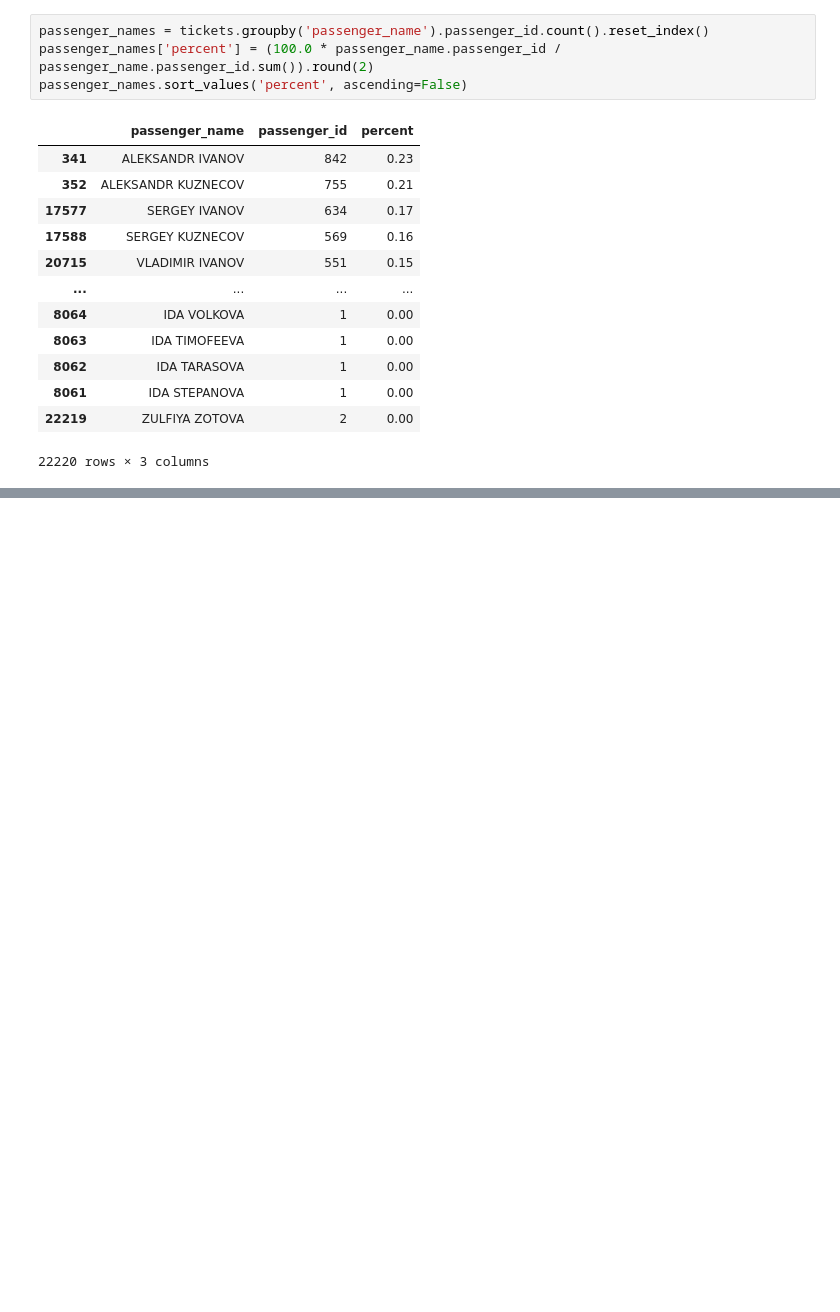
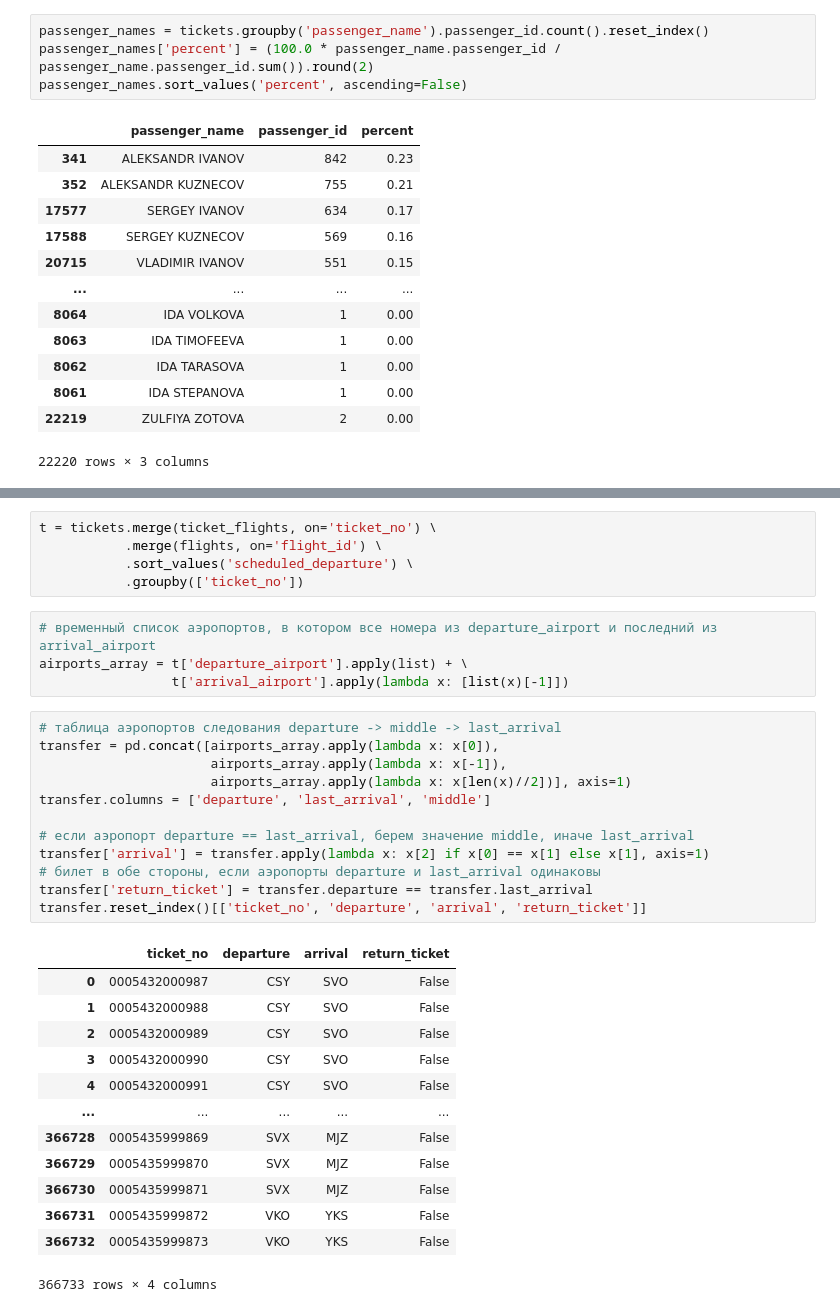
Before and after one commit to novayazarya/postgresql, a Jupyter notebook: raw-sql-vs-pandas-cookbook.ipynb, the cells around one changed output, grey strips where cells are left out. Cells and saved outputs as stored; diff of their text form; blank space fills up the shorter version.

```diff
--- a/raw-sql-vs-pandas-cookbook.ipynb
+++ b/raw-sql-vs-pandas-cookbook.ipynb
@@ -2054,0 +2129,35 @@ passenger_names.sort_values('percent', ascending=False)
+# %%
+t = tickets.merge(ticket_flights, on='ticket_no') \
+           .merge(flights, on='flight_id') \
+           .sort_values('scheduled_departure') \
+           .groupby(['ticket_no'])
+# %%
+# временный список аэропортов, в котором все номера из departure_airport и последний из arrival_airport
+airports_array = t['departure_airport'].apply(list) + \
+                 t['arrival_airport'].apply(lambda x: [list(x)[-1]])
+# %%
+# таблица аэропортов следования departure -> middle -> last_arrival
+transfer = pd.concat([airports_array.apply(lambda x: x[0]),
+                      airports_array.apply(lambda x: x[-1]),
+                      airports_array.apply(lambda x: x[len(x)//2])], axis=1)
+transfer.columns = ['departure', 'last_arrival', 'middle']
+
+# если аэропорт departure == last_arrival, берем значение middle, иначе last_arrival
+transfer['arrival'] = transfer.apply(lambda x: x[2] if x[0] == x[1] else x[1], axis=1)
+# билет в обе стороны, если аэропорты departure и last_arrival одинаковы
+transfer['return_ticket'] = transfer.departure == transfer.last_arrival
+transfer.reset_index()[['ticket_no', 'departure', 'arrival', 'return_ticket']]
+# %% [output]
+|  | ticket_no | departure | arrival | return_ticket |
+| 0 | 0005432000987 | CSY | SVO | False |
+| 1 | 0005432000988 | CSY | SVO | False |
+| 2 | 0005432000989 | CSY | SVO | False |
+| 3 | 0005432000990 | CSY | SVO | False |
+| 4 | 0005432000991 | CSY | SVO | False |
+| ... | ... | ... | ... | ... |
+| 366728 | 0005435999869 | SVX | MJZ | False |
+| 366729 | 0005435999870 | SVX | MJZ | False |
+| 366730 | 0005435999871 | SVX | MJZ | False |
+| 366731 | 0005435999872 | VKO | YKS | False |
+| 366732 | 0005435999873 | VKO | YKS | False |
+366733 rows × 4 columns
```
Also changed, not shown: parts of 46 cells of this notebook.
